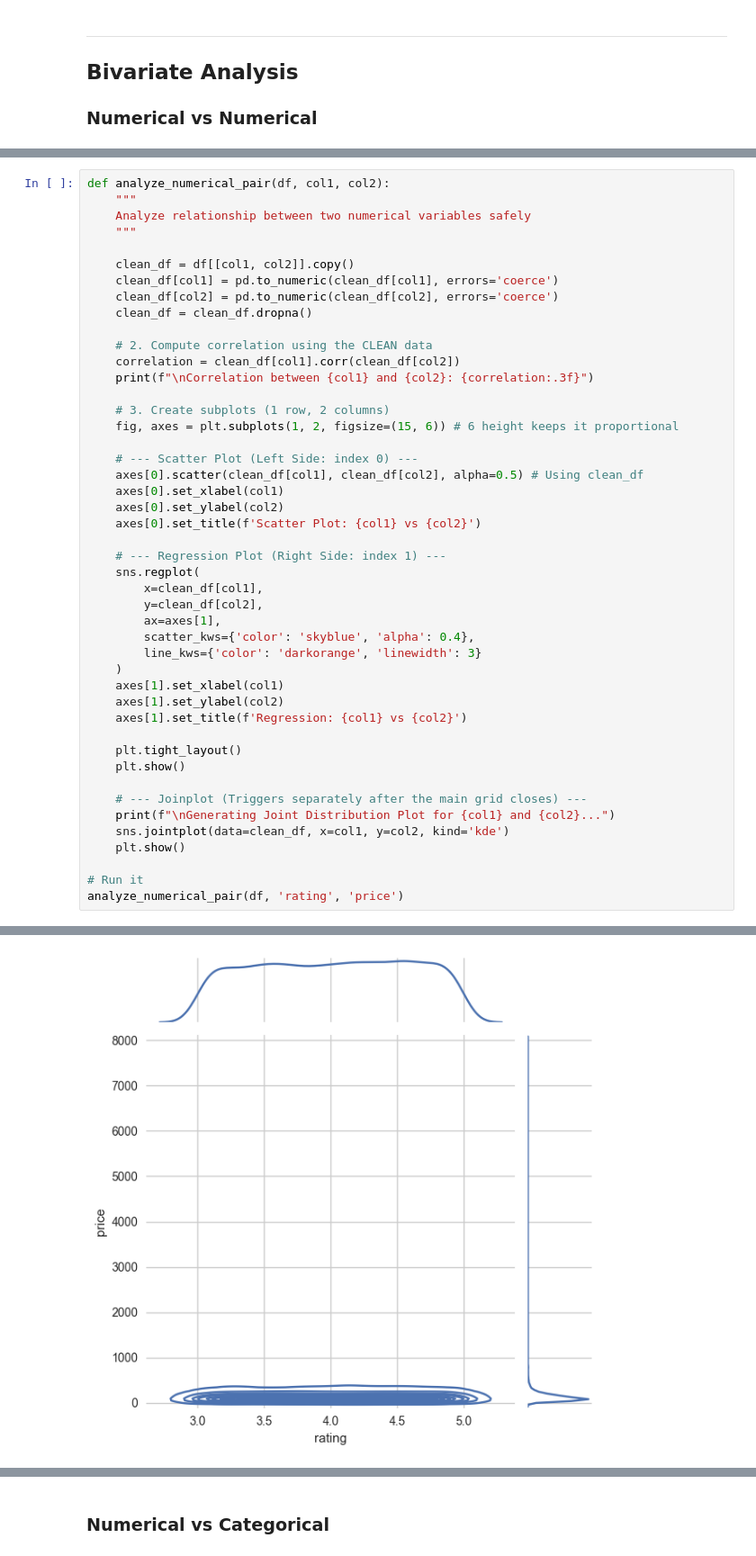
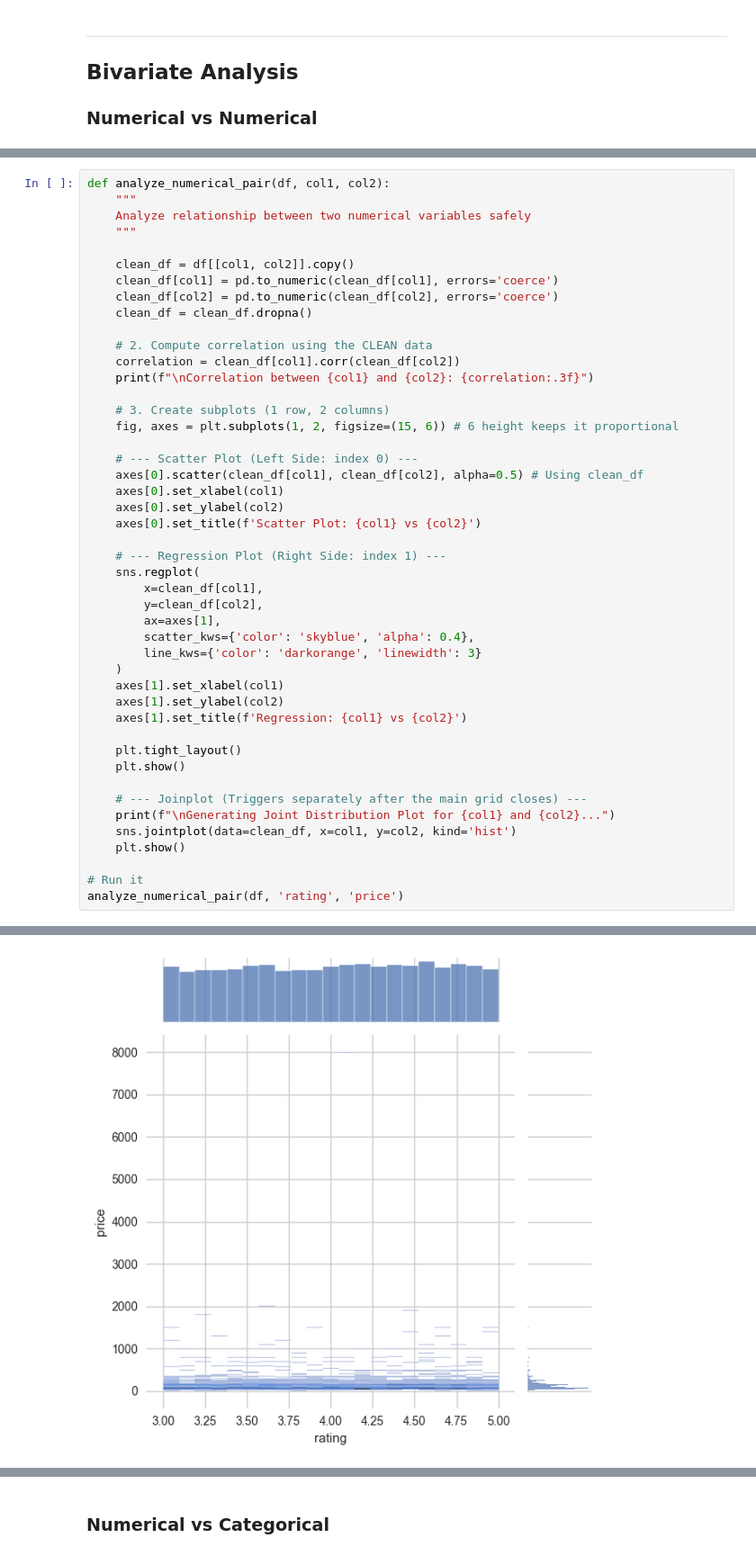
Before and after one commit to ariyan378/Data-Analytics-Ml, a Jupyter notebook: Airbnb-Exploratory-Data-Analysis.ipynb, the cells around one changed output, grey strips where cells are left out. Shown at 90% size. Drawn from its saved outputs; the diff is of its cells as text.

```diff
--- a/Airbnb-Exploratory-Data-Analysis.ipynb
+++ b/Airbnb-Exploratory-Data-Analysis.ipynb
@@ -650,32 +655,32 @@ def analyze_numerical_pair(df, col1, col2):
     axes[0].scatter(clean_df[col1], clean_df[col2], alpha=0.5) # Using clean_df
     axes[0].set_xlabel(col1)
     axes[0].set_ylabel(col2)
     axes[0].set_title(f'Scatter Plot: {col1} vs {col2}')
 
     # --- Regression Plot (Right Side: index 1) ---
     sns.regplot(
         x=clean_df[col1],
         y=clean_df[col2],
         ax=axes[1],
         scatter_kws={'color': 'skyblue', 'alpha': 0.4},
         line_kws={'color': 'darkorange', 'linewidth': 3}
     )
     axes[1].set_xlabel(col1)
     axes[1].set_ylabel(col2)
     axes[1].set_title(f'Regression: {col1} vs {col2}')
 
     plt.tight_layout()
     plt.show()
 
     # --- Joinplot (Triggers separately after the main grid closes) ---
     print(f"\nGenerating Joint Distribution Plot for {col1} and {col2}...")
-    sns.jointplot(data=clean_df, x=col1, y=col2, kind='kde')
+    sns.jointplot(data=clean_df, x=col1, y=col2, kind='hist')
     plt.show()
 
 # Run it
 analyze_numerical_pair(df, 'rating', 'price')
 # %% [output]
 Correlation between rating and price: -0.005
 [figure]
 Generating Joint Distribution Plot for rating and price...
-[figure, old version]
+[figure, new version]
```
Also changed, not shown: parts of 22 cells of this notebook.
